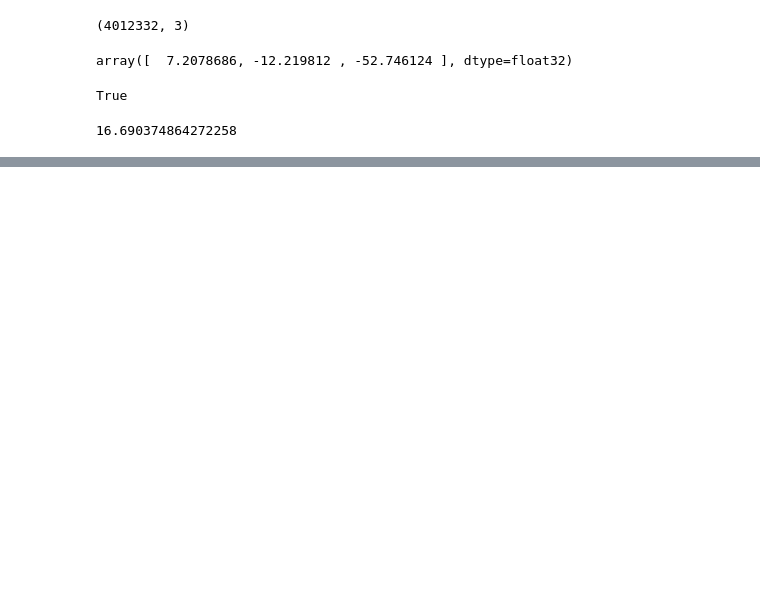
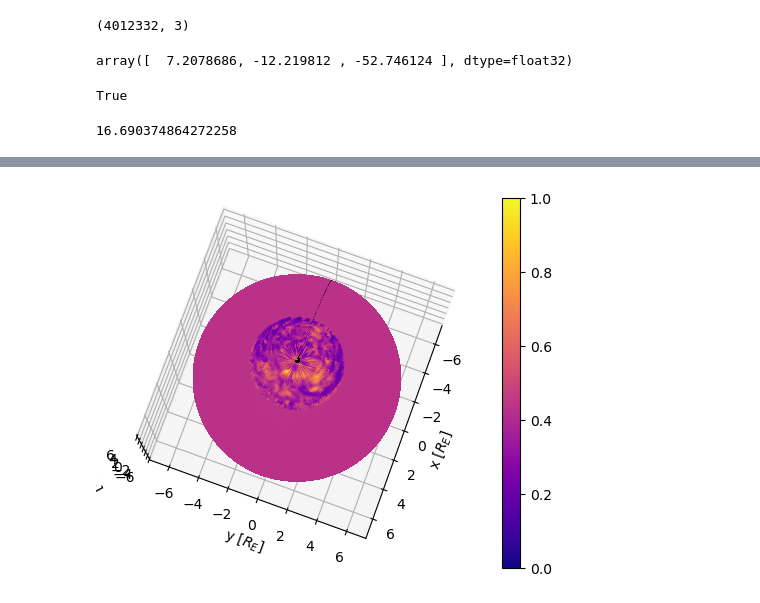
Before and after one commit to kostahoraites/carrington, a Jupyter notebook: gic_magnetopause_coupling/gic_magnetopause_coupling.ipynb, the cells around one changed output, grey strips where cells are left out. Saved outputs shown, nothing was run; the diff lists cells and outputs as text; code cells hidden in the pictures; blank space fills up the shorter version.

```diff
--- a/gic_magnetopause_coupling/gic_magnetopause_coupling.ipynb
+++ b/gic_magnetopause_coupling/gic_magnetopause_coupling.ipynb
@@ -504,0 +555,34 @@ i
+# %%
+import numpy as np
+import matplotlib.pyplot as plt
+import mpl_toolkits.mplot3d.axes3d as axes3d
+from matplotlib import cm
+
+#theta, phi = np.linspace(0, 2 * np.pi, 40), np.linspace(0, np.pi, 40)
+#THETA, PHI = np.meshgrid(theta, phi)
+deg2rad = np.pi/180.
+R = yi*0 + R_EARTH
+X = R * np.sin(yi*deg2rad) * np.cos(xi*deg2rad)
+Y = R * np.sin(yi*deg2rad) * np.sin(xi*deg2rad)
+Z = R * np.cos(yi*deg2rad)
+fig = plt.figure()
+ax = fig.add_subplot(1,1,1, projection='3d')
+
+norm = matplotlib.colors.Normalize(vmin=0, vmax=1)
+#ax.plot_surface(X, Y, Z, facecolors=plt.cm.jet(norm(zi)))
+m = cm.ScalarMappable(cmap=plt.cm.plasma, norm=norm)
+m.set_array([])
+plt.colorbar(m)
+
+ax.set_xlabel(r'x [$R_E$]')
+ax.set_ylabel(r'y [$R_E$]')
+ax.set_zlabel(r'z [$R_E$]')
+
+ax.view_init(elev=80., azim=20)
+plot = ax.plot_surface(
+    X, Y, Z, rstride=1, cstride=1, cmap=plt.get_cmap('plasma'),
+    linewidth=0, antialiased=False, alpha=0.5, facecolors=plt.cm.plasma(norm(zi)))
+
+plt.show()
+# %% [output]
+[figure, added]
```
Also changed, not shown: parts of 11 cells of this notebook, 3 other files.
